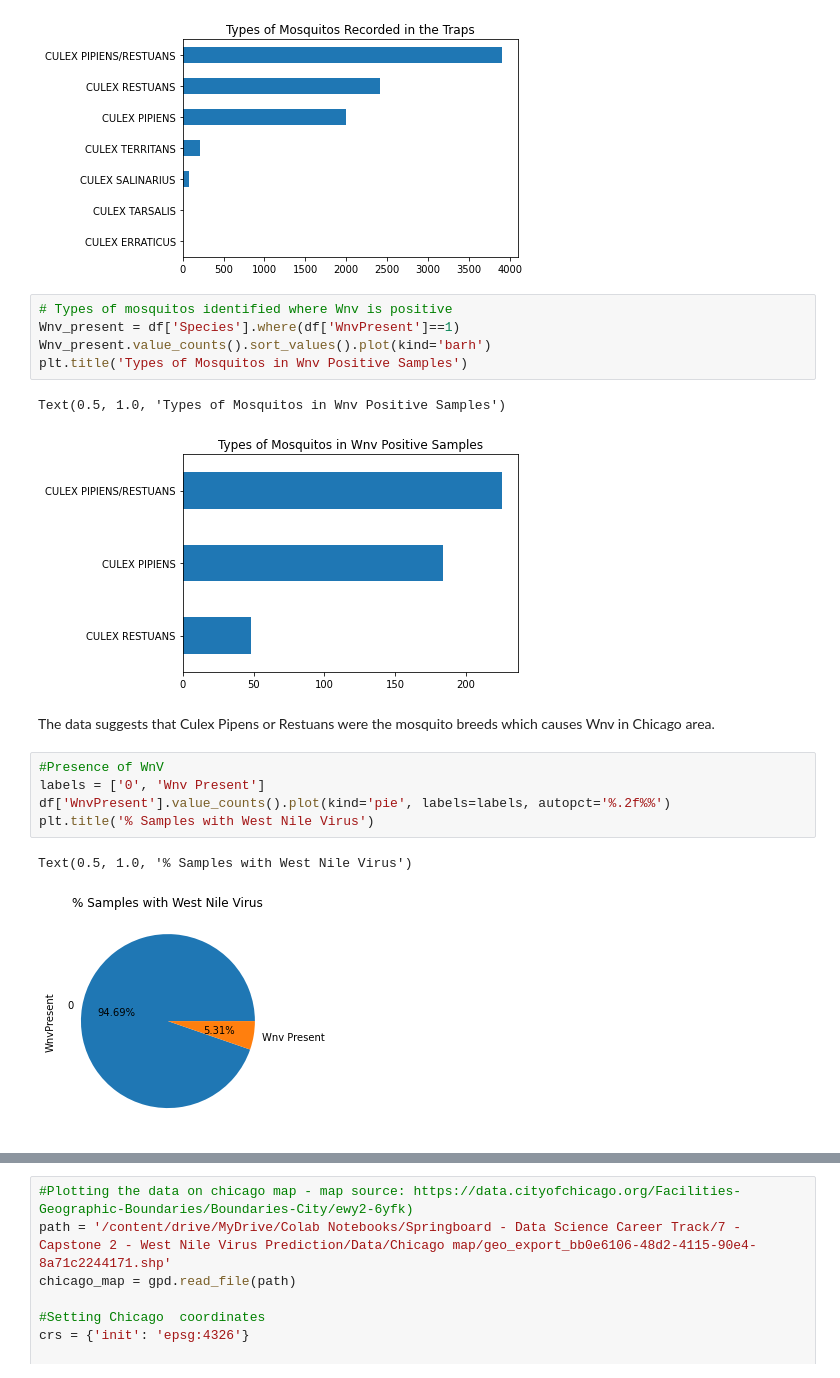
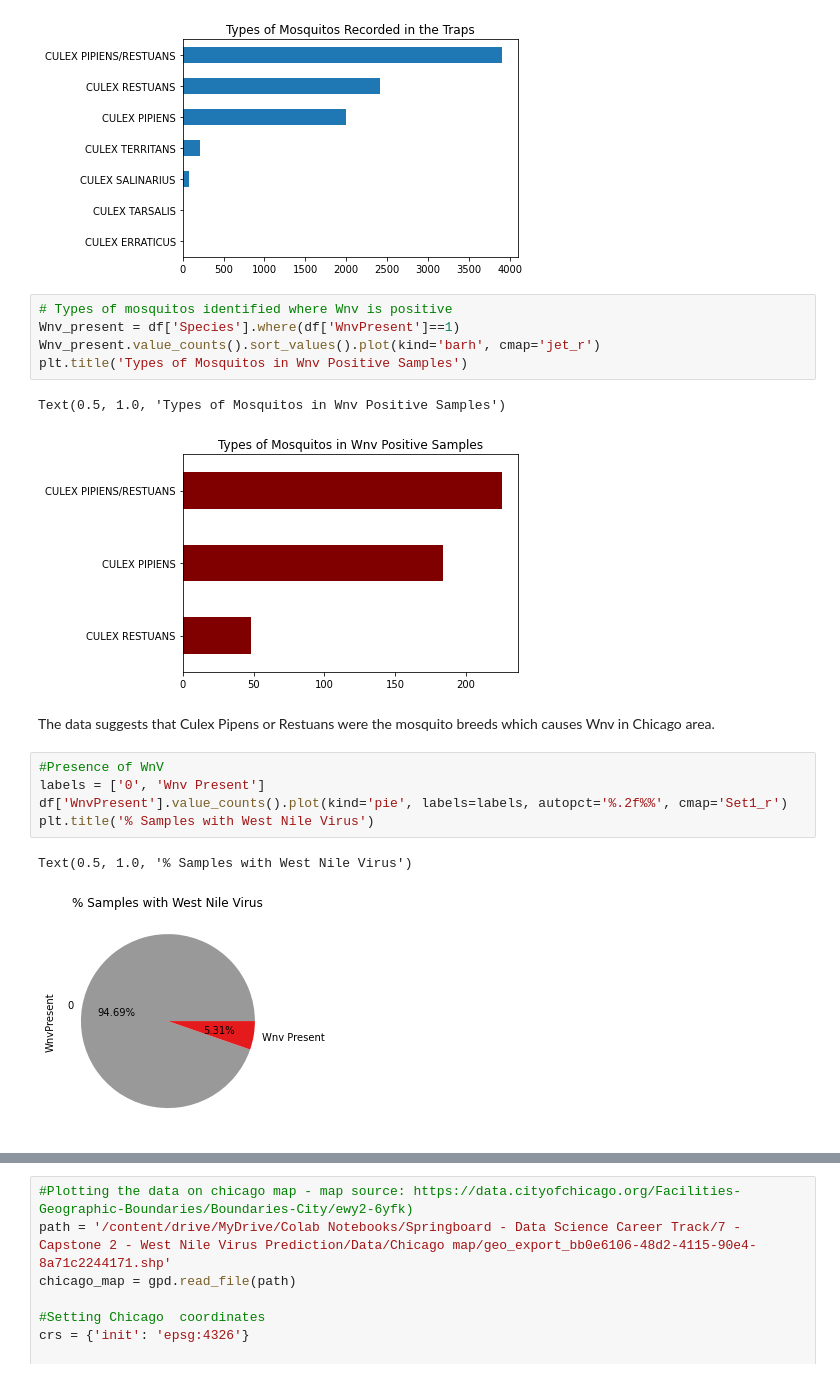
Before and after one commit to jade-lam/Springboard-DSC, a Jupyter notebook: Capstone 2 - West Nile Virus Prediction.ipynb, the cells around one changed output, grey strips where cells are left out. Cells and saved outputs as stored; diff of their text form.

```diff
--- a/Capstone 2 - West Nile Virus Prediction.ipynb
+++ b/Capstone 2 - West Nile Virus Prediction.ipynb
@@ -566,18 +566,18 @@ Text(0.5, 1.0, 'Types of Mosquitos Recorded in the Traps')
 # %%
 # Types of mosquitos identified where Wnv is positive
 Wnv_present = df['Species'].where(df['WnvPresent']==1)
-Wnv_present.value_counts().sort_values().plot(kind='barh')
+Wnv_present.value_counts().sort_values().plot(kind='barh', cmap='jet_r')
 plt.title('Types of Mosquitos in Wnv Positive Samples')
 # %% [output]
 Text(0.5, 1.0, 'Types of Mosquitos in Wnv Positive Samples')
-[figure, old version]
+[figure, new version]
 # %% [markdown]
 The data suggests that Culex Pipens or Restuans were the mosquito breeds which causes Wnv in Chicago area.
 # %%
 #Presence of WnV
 labels = ['0', 'Wnv Present']
-df['WnvPresent'].value_counts().plot(kind='pie', labels=labels, autopct='%.2f%%')
+df['WnvPresent'].value_counts().plot(kind='pie', labels=labels, autopct='%.2f%%', cmap='Set1_r')
 plt.title('% Samples with West Nile Virus')
 # %% [output]
 Text(0.5, 1.0, '% Samples with West Nile Virus')
-[figure, old version]
+[figure, new version]
```
Also changed, not shown: parts of 2 cells of this notebook.
